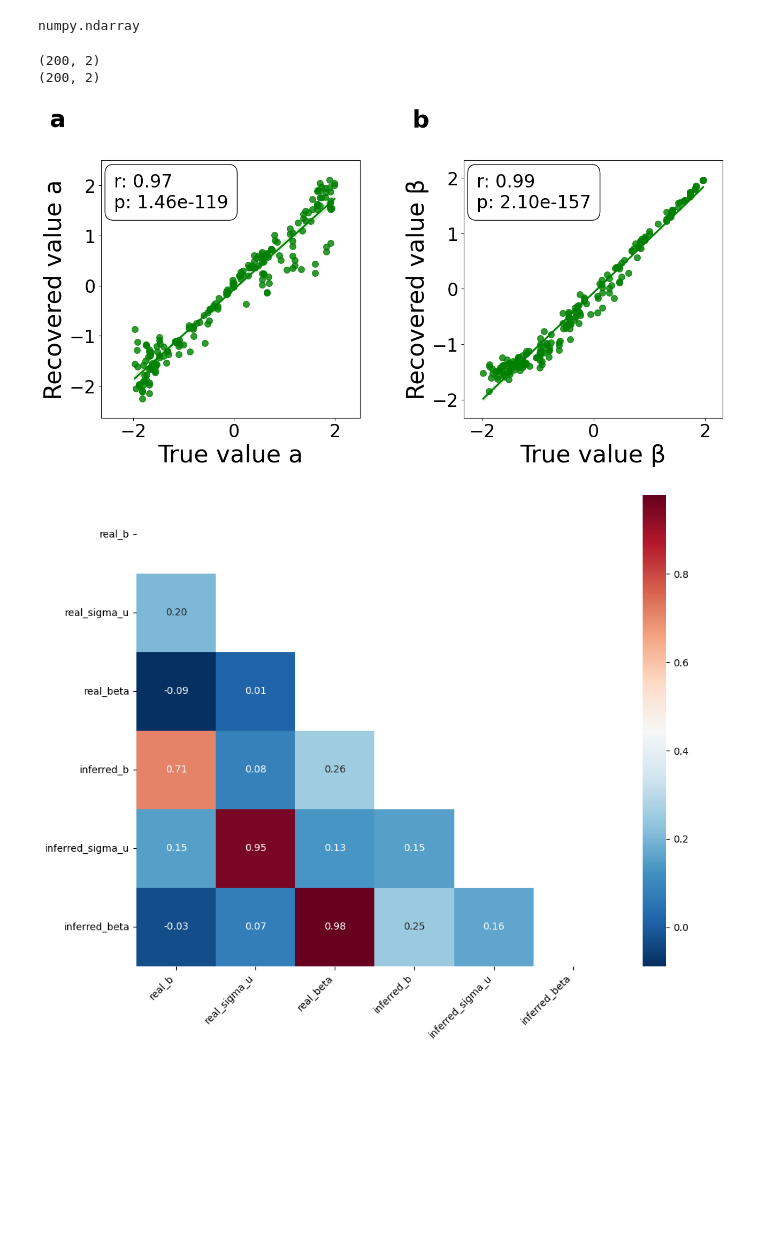
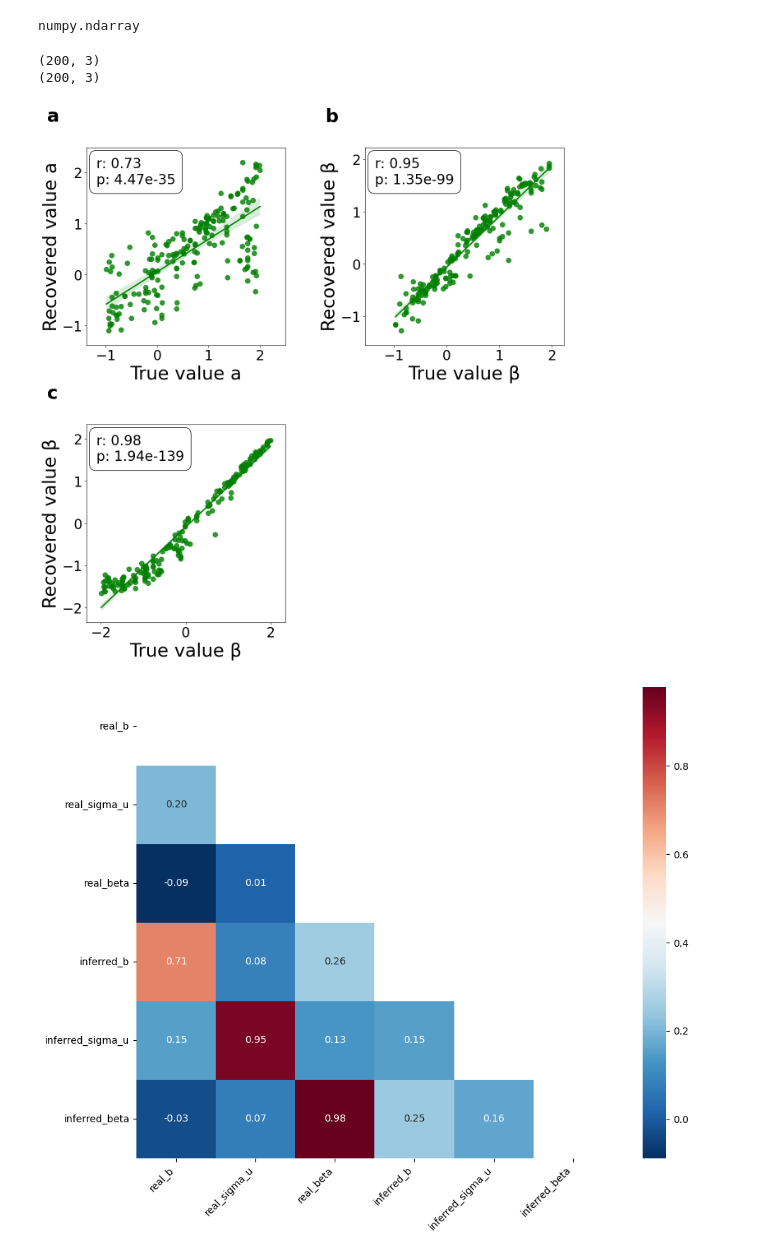
Before and after one commit to hhsherlock/Discounting, a Jupyter notebook: paper/parameter_recovery/parameter_recovery_analysis.ipynb, the cells around one changed output. Drawn from its saved outputs; the diff is of its cells as text; code cells hidden in the pictures; blank space fills up the shorter version.

Commit message:
tried new beta decision method

```diff
--- a/paper/parameter_recovery/parameter_recovery_analysis.ipynb
+++ b/paper/parameter_recovery/parameter_recovery_analysis.ipynb
@@ -7,7 +7,7 @@ import pandas as pd
 import seaborn as sns
 from scipy.stats import pearsonr
 # %%
-with open('/home/yaning/Documents/Discounting/paper/results/parameter_recovery_square_root.pkl', 'rb') as f:
+with open('/home/yaning/Documents/Discounting/paper/results/parameter_recovery_three_param.pkl', 'rb') as f:
     pos_dict = pickle.load(f)
 # %%
 # get the real and inferred params from more agents
@@ -30,8 +30,8 @@ numpy.ndarray
 print(real_params.shape)
 print(inferred_params.shape)
 # %% [output]
-(200, 2)
-(200, 2)
+(200, 3)
+(200, 3)
 # %%
 # # --------for tanh and four param------------------
 # real_sigma_rate = real_params[:,0]
@@ -46,23 +46,23 @@ print(inferred_params.shape)
 # real_beta = real_params[:,3]
 # inferred_beta = inferred_params[:,3]
 
-# #-----------three param------------
+#-----------three param------------
+real_sigma_rate = real_params[:,0]
+inferred_sigma_rate = inferred_params[:,0]
+
+real_b = real_params[:,1]
+inferred_b = inferred_params[:,1]
+
+real_beta = real_params[:,2]
+inferred_beta = inferred_params[:,2]
+
+# # # --------for tanh------------------
+
 # real_sigma_rate = real_params[:,0]
 # inferred_sigma_rate = inferred_params[:,0]
 
-# real_b = real_params[:,1]
-# inferred_b = inferred_params[:,1]
-
-# real_beta = real_params[:,2]
-# inferred_beta = inferred_params[:,2]
-
-# # --------for tanh------------------
-
-real_sigma_rate = real_params[:,0]
-inferred_sigma_rate = inferred_params[:,0]
-
-real_beta = real_params[:,1]
-inferred_beta = inferred_params[:,1]
+# real_beta = real_params[:,1]
+# inferred_beta = inferred_params[:,1]
 # %%
 def same_range(ax, x, y):
     # Calculate the maximum range between x and y
@@ -84,28 +84,28 @@ def same_range(ax, x, y):
 # put everything to lists so it is easier to plot
 real_list = [
 # real_a,
-# real_b,
+real_b,
 real_sigma_rate, real_beta]
 inferred_list = [
 # inferred_a,
-# inferred_b,
+inferred_b,
 inferred_sigma_rate, inferred_beta]
 
 # try dataframe instead
 df = pd.DataFrame({
     # 'real_a': real_a,
-    # 'real_b': real_b,
+    'real_b': real_b,
     'real_sigma_u': real_sigma_rate,
     'real_beta': real_beta,
     # 'inferred_a': inferred_a,
-    # 'inferred_b': inferred_b,
+    'inferred_b': inferred_b,
     'inferred_sigma_u': inferred_sigma_rate,
     'inferred_beta': inferred_beta
 })
 # %%
 name_list = [
 # 'real_a','inferred_a',
-# 'real_b','inferred_b',
+'real_b','inferred_b',
 'real_sigma_u','inferred_sigma_u',
 'real_beta','inferred_beta']
 # %%
@@ -139,35 +139,35 @@ for i in range(len(real_list)):
         transform=temp_ax.transAxes,
         fontsize=32, fontweight='bold',
         va='top', ha='left'
     )
 
 
 # axes[0,0].set_xlabel("True value a", fontsize=label_size)
 # axes[0,0].set_ylabel("Recovered value a", fontsize=label_size)
 # axes[0,1].set_xlabel("True value b", fontsize=label_size)
 # axes[0,1].set_ylabel("Recovered value b", fontsize=label_size)
 # axes[1,0].set_xlabel("True value c", fontsize=label_size)
 # axes[1,0].set_ylabel("Recovered value c", fontsize=label_size)
 # axes[1,1].set_xlabel("True value β", fontsize=label_size)
 # axes[1,1].set_ylabel("Recovered value β", fontsize=label_size)
 
 axes[0,0].set_xlabel("True value a", fontsize=label_size)
 axes[0,0].set_ylabel("Recovered value a", fontsize=label_size)
 axes[0,1].set_xlabel("True value β", fontsize=label_size)
 axes[0,1].set_ylabel("Recovered value β", fontsize=label_size)
 axes[1,0].set_xlabel("True value β", fontsize=label_size)
 axes[1,0].set_ylabel("Recovered value β", fontsize=label_size)
 
-axes[1,0].set_visible(False)
+# axes[1,0].set_visible(False)
 axes[1,1].set_visible(False)
 plt.subplots_adjust(wspace=0.4)
 plt.subplots_adjust(hspace=0.4)
 
 plt.savefig("/home/yaning/Documents/Discounting/paper/results/pr_square_root.png", dpi=300)
 plt.show()
 plt.close()
 # %% [output]
-[figure, old version]
+[figure, new version]
 # %%
 # -----------------------------correlation--------------------------------------
 corr = df.corr()
```
Also changed, not shown: 5 other files.
